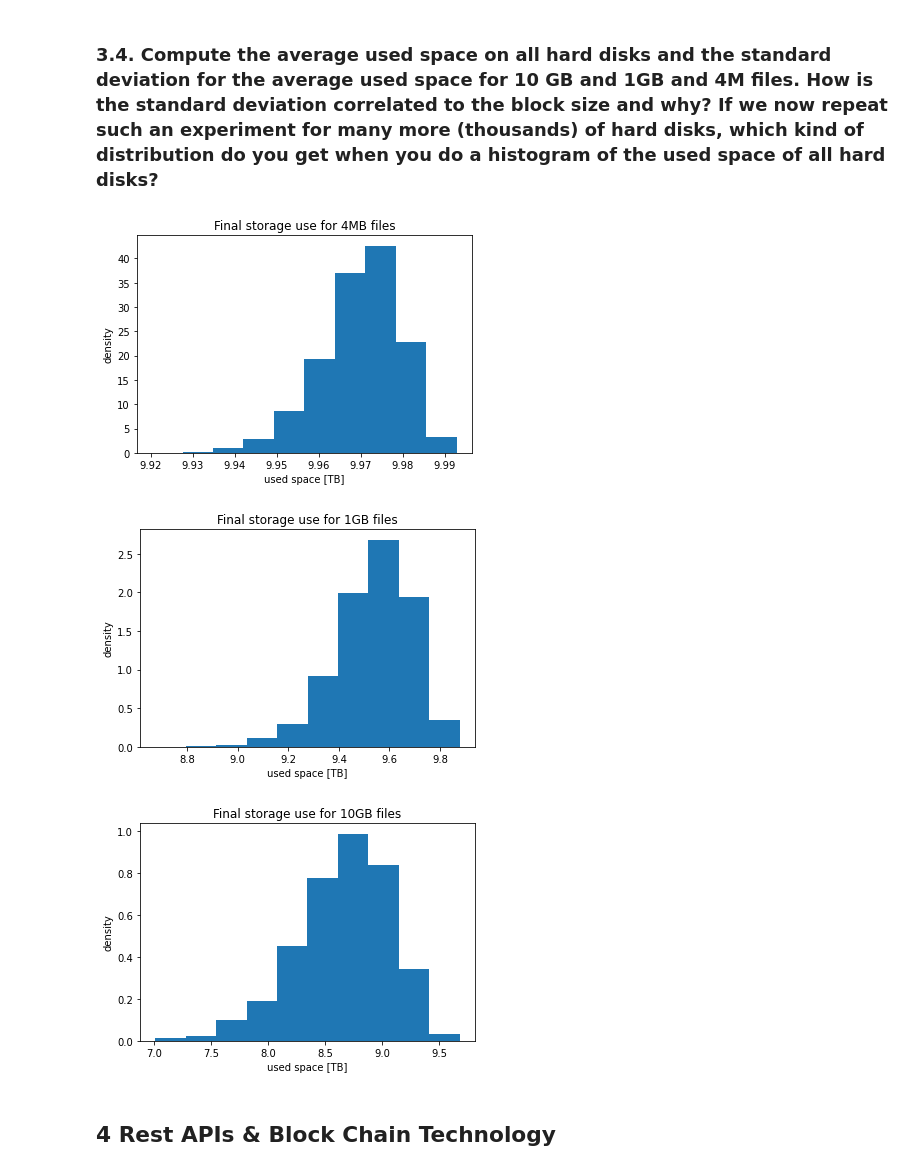
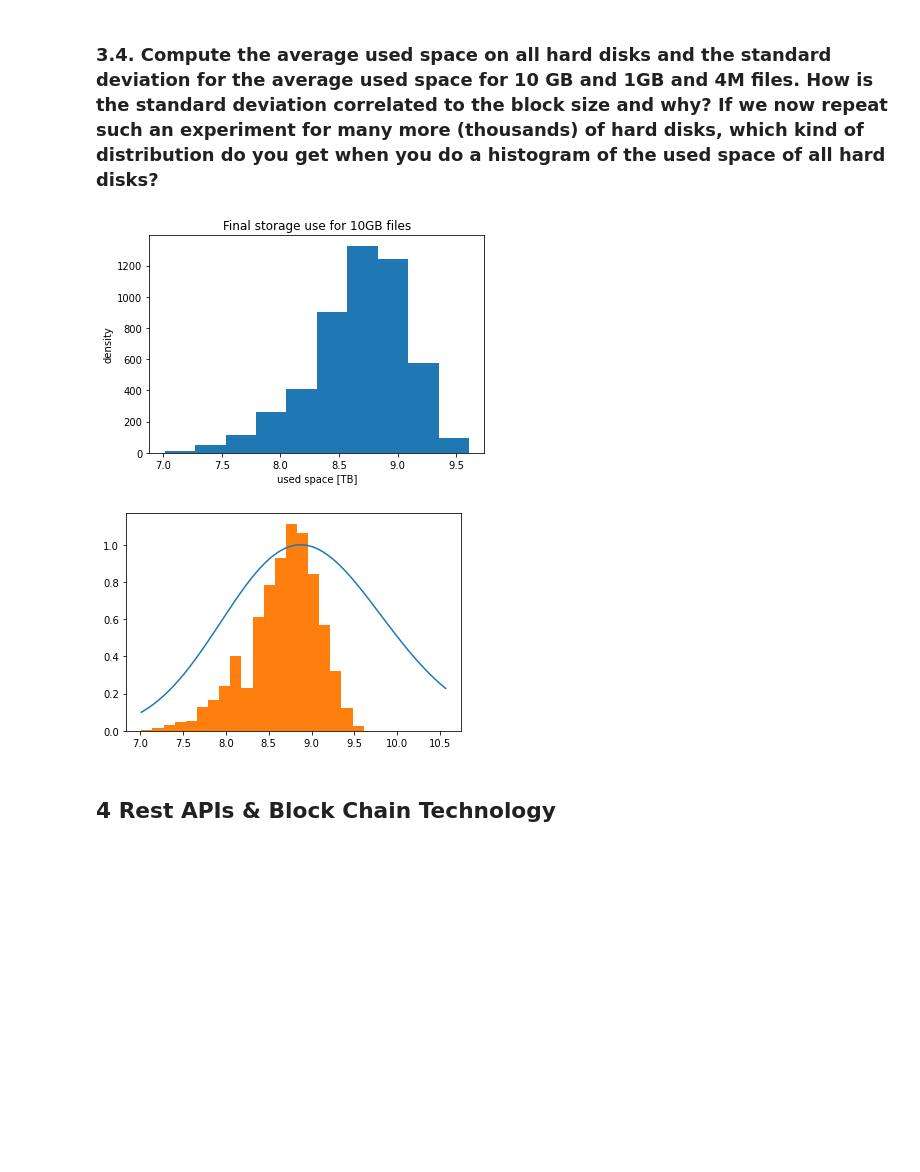
Before and after one commit to SaverioMonaco/MAPDAssignment, a Jupyter notebook: datamanagement.ipynb, the cells around one changed output. Drawn from its saved outputs; the diff is of its cells as text; code cells hidden in the pictures; blank space fills up the shorter version.

```diff
--- a/datamanagement.ipynb
+++ b/datamanagement.ipynb
@@ -356,8 +347,9 @@ def place_files(N_disks, disk_size, file_size, file_count = True):
             excess = new_files - max_new_files
             excess = excess[excess<0].sum()
             pl_ex = placings[excess:]
+            placings = placings[:excess]
             # Count how many files will be removed from each disk
-            keys, counts = np.unique(placings, return_counts=True)
+            keys, counts = np.unique(pl_ex, return_counts=True)
             # Rebuild counts array, in case not all disks are present
             rem_files = np.zeros(N_disks,dtype = np.int64)
             [replace(rem_files,c,i) for i,c in zip(keys,counts)]#TODO: use a more numpythonic way
@@ -456,24 +448,43 @@ plot_usage(disk_size,free_space)
 # %%
 # Using dask for simulation time purposes
 import dask as dk
-for file_size in [4,1024,10*1024]:
+from scipy.stats import nbinom
+
+for file_size in [10*1024]:#,1024,4]:
     simulate = lambda N: dk.delayed()(
         [dk.delayed(place_files)(N_disks,disk_size,file_size,file_count=False) for _ in range(N)]
         ).compute()
     sims = np.array(simulate(5000))/1024/1024
     avg = np.average(sims)
     std = np.std(sims)
-    plt.hist(sims, density=True)
+    # Plotting histogram
+    plt.hist(sims)
+    # Overimposing a negative binomialdistribution
+    #lb, ub = int(sims.min()), int(sims.max())
+    #s = np.arange(lb,ub)*1024*1024
+    #goal = int(disk_size/file_size)
+    #nbinom()
     unit = 'GB' if file_size >= 1024 else 'MB'
     norm = 1 if unit == 'MB' else 1024
     plt.title(f'Final storage use for {int(file_size/norm)}{unit} files')
     plt.xlabel('used space [TB]')
     plt.ylabel('density')
     plt.show()
 # %% [output]
-[figure, old version]
+[figure, new version]
-[figure, removed]
-[figure, removed]
+# %%
+lb, ub = int(sims.min()*1024*1024/file_size), int(sims.max()*1024*1024/file_size)
+s = np.arange(lb,1.1*ub)
+goal = int(disk_size/file_size)
+rv = nbinom(goal,1/N_disks)
+p = rv.pmf(s)
+a, _ = np.histogram(sims, bins = 20)
+k = 1/p.max()
+plt.plot(s*file_size/1024/1024,k*p)
+plt.hist(sims, bins = 20, density = True)
+plt.show()
+# %% [output]
+[figure, added]
 # %% [markdown]
 ## 4 Rest APIs & Block Chain Technology
 # %% [markdown]
```
Also changed, not shown: parts of 9 cells of this notebook.
